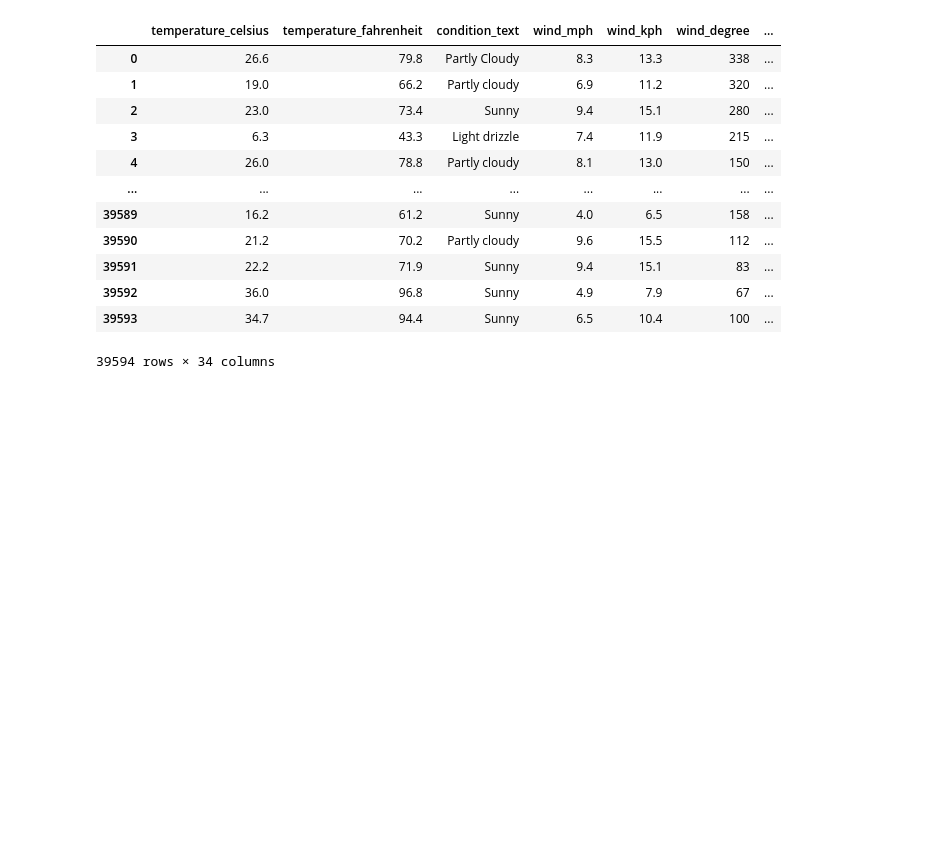
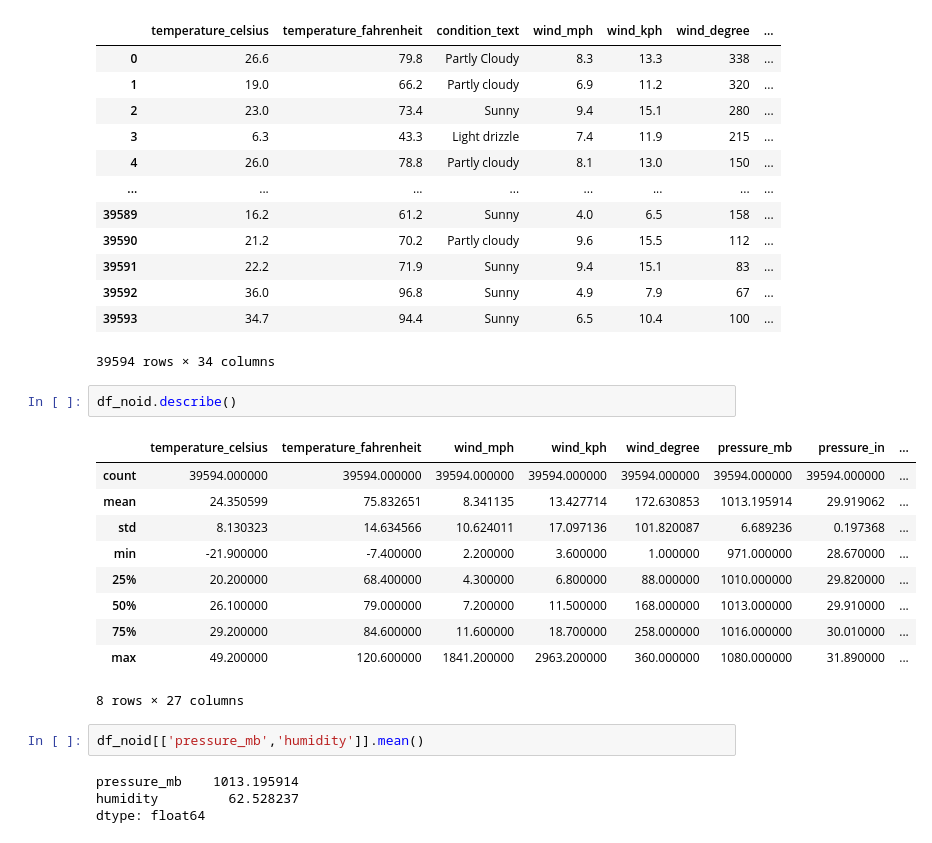
Before and after one commit to betakristien14/certan-, a Jupyter notebook: week 2.ipynb, the cells around one changed output. Drawn from its saved outputs; the diff is of its cells as text; blank space fills up the shorter version.

```diff
--- a/week 2.ipynb
+++ b/week 2.ipynb
@@ -54,3 +54,22 @@ df_noid
 | 39592 | 36.0 | 96.8 | Sunny | 4.9 | 7.9 | 67 | ... |
 | 39593 | 34.7 | 94.4 | Sunny | 6.5 | 10.4 | 100 | ... |
 39594 rows × 34 columns
+# %%
+df_noid.describe()
+# %% [output]
+|  | temperature_celsius | temperature_fahrenheit | wind_mph | wind_kph | wind_degree | pressure_mb | pressure_in | ... |
+| count | 39594.000000 | 39594.000000 | 39594.000000 | 39594.000000 | 39594.000000 | 39594.000000 | 39594.000000 | ... |
+| mean | 24.350599 | 75.832651 | 8.341135 | 13.427714 | 172.630853 | 1013.195914 | 29.919062 | ... |
+| std | 8.130323 | 14.634566 | 10.624011 | 17.097136 | 101.820087 | 6.689236 | 0.197368 | ... |
+| min | -21.900000 | -7.400000 | 2.200000 | 3.600000 | 1.000000 | 971.000000 | 28.670000 | ... |
+| 25% | 20.200000 | 68.400000 | 4.300000 | 6.800000 | 88.000000 | 1010.000000 | 29.820000 | ... |
+| 50% | 26.100000 | 79.000000 | 7.200000 | 11.500000 | 168.000000 | 1013.000000 | 29.910000 | ... |
+| 75% | 29.200000 | 84.600000 | 11.600000 | 18.700000 | 258.000000 | 1016.000000 | 30.010000 | ... |
+| max | 49.200000 | 120.600000 | 1841.200000 | 2963.200000 | 360.000000 | 1080.000000 | 31.890000 | ... |
+8 rows × 27 columns
+# %%
+df_noid[['pressure_mb','humidity']].mean()
+# %% [output]
+pressure_mb    1013.195914
+humidity         62.528237
+dtype: float64
```
Also changed, not shown: parts of 10 cells of this notebook, 1 other file.
